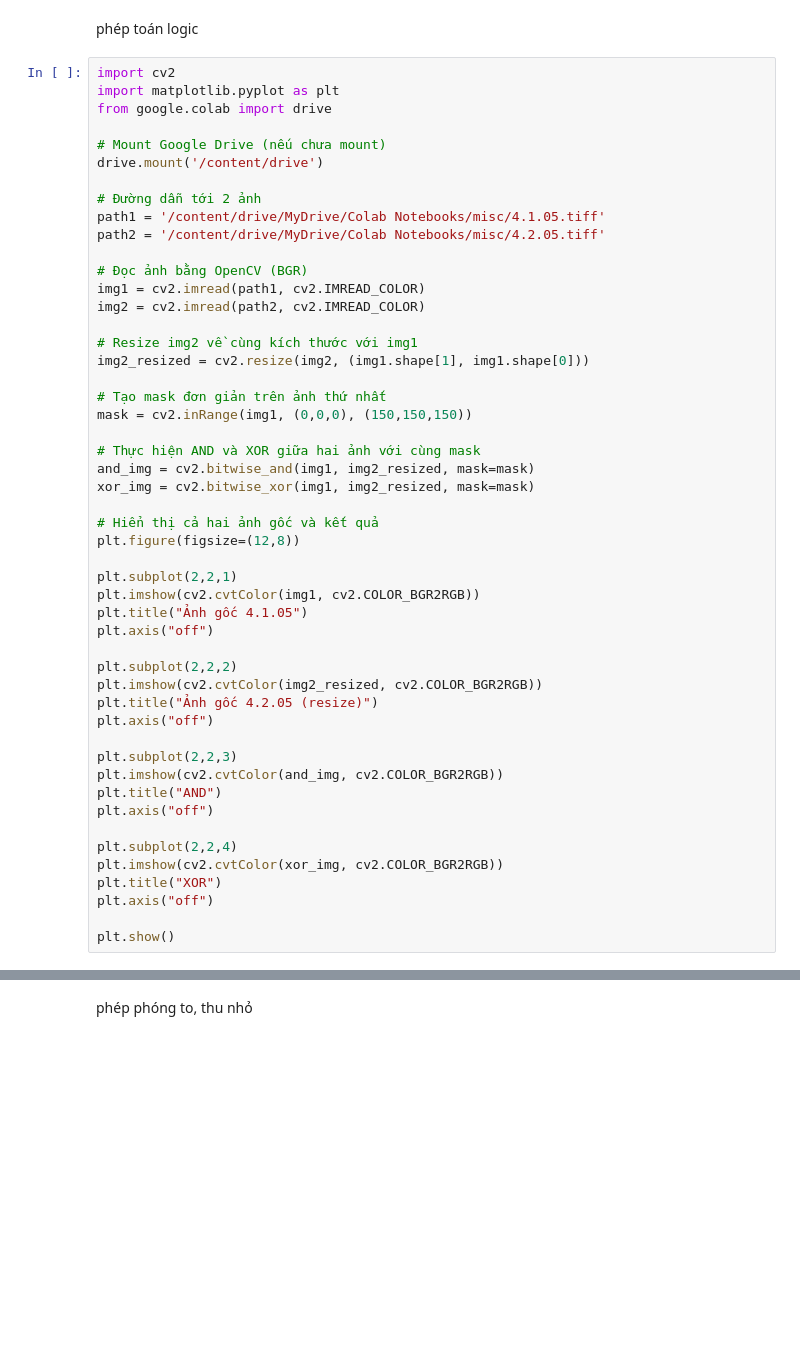
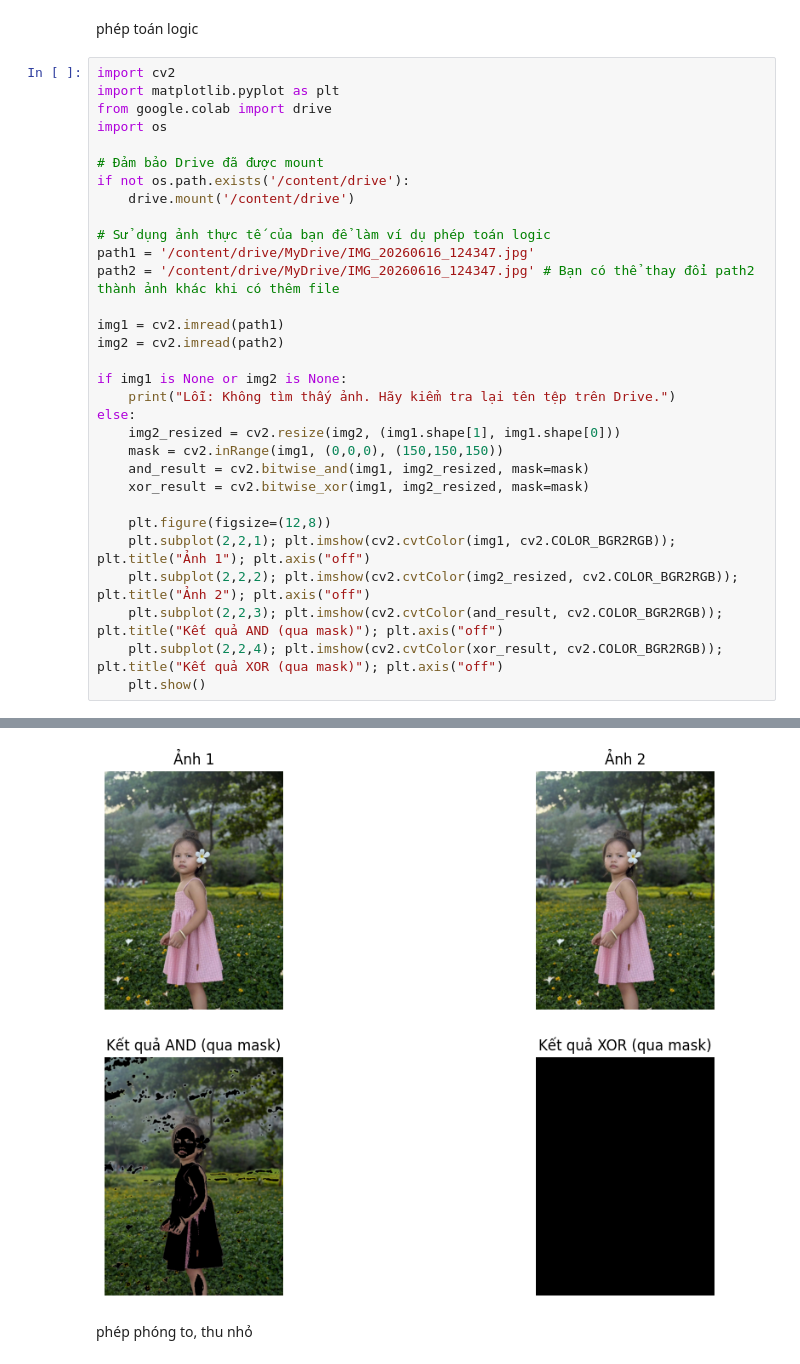
Before and after one commit to phuongmiendong-beep/xla.bvu.phamminhphuong, a Jupyter notebook: bt_xu_ly_anh.ipynb, the cells around one changed output, grey strips where cells are left out. Drawn from its saved outputs; the diff is of its cells as text; blank space fills up the shorter version.

```diff
--- a/bt_xu_ly_anh.ipynb
+++ b/bt_xu_ly_anh.ipynb
@@ -140,50 +131,31 @@ phép toán logic
 import cv2
 import matplotlib.pyplot as plt
 from google.colab import drive
+import os
 
-# Mount Google Drive (nếu chưa mount)
-drive.mount('/content/drive')
+# Đảm bảo Drive đã được mount
+if not os.path.exists('/content/drive'):
+    drive.mount('/content/drive')
 
-# Đường dẫn tới 2 ảnh
-path1 = '/content/drive/MyDrive/Colab Notebooks/misc/4.1.05.tiff'
-path2 = '/content/drive/MyDrive/Colab Notebooks/misc/4.2.05.tiff'
+# Sử dụng ảnh thực tế của bạn để làm ví dụ phép toán logic
+path1 = '/content/drive/MyDrive/IMG_20260616_124347.jpg'
+path2 = '/content/drive/MyDrive/IMG_20260616_124347.jpg' # Bạn có thể thay đổi path2 thành ảnh khác khi có thêm file
 
-# Đọc ảnh bằng OpenCV (BGR)
-img1 = cv2.imread(path1, cv2.IMREAD_COLOR)
-img2 = cv2.imread(path2, cv2.IMREAD_COLOR)
+img1 = cv2.imread(path1)
+img2 = cv2.imread(path2)
 
-# Resize img2 về cùng kích thước với img1
-img2_resized = cv2.resize(img2, (img1.shape[1], img1.shape[0]))
+if img1 is None or img2 is None:
+    print("Lỗi: Không tìm thấy ảnh. Hãy kiểm tra lại tên tệp trên Drive.")
+else:
+    img2_resized = cv2.resize(img2, (img1.shape[1], img1.shape[0]))
+    mask = cv2.inRange(img1, (0,0,0), (150,150,150))
+    and_result = cv2.bitwise_and(img1, img2_resized, mask=mask)
+    xor_result = cv2.bitwise_xor(img1, img2_resized, mask=mask)
 
-# Tạo mask đơn giản trên ảnh thứ nhất
-mask = cv2.inRange(img1, (0,0,0), (150,150,150))
-
-# Thực hiện AND và XOR giữa hai ảnh với cùng mask
-and_img = cv2.bitwise_and(img1, img2_resized, mask=mask)
-xor_img = cv2.bitwise_xor(img1, img2_resized, mask=mask)
-
-# Hiển thị cả hai ảnh gốc và kết quả
-plt.figure(figsize=(12,8))
-
-plt.subplot(2,2,1)
-plt.imshow(cv2.cvtColor(img1, cv2.COLOR_BGR2RGB))
-plt.title("Ảnh gốc 4.1.05")
-plt.axis("off")
-
-plt.subplot(2,2,2)
-plt.imshow(cv2.cvtColor(img2_resized, cv2.COLOR_BGR2RGB))
-plt.title("Ảnh gốc 4.2.05 (resize)")
-plt.axis("off")
-
-plt.subplot(2,2,3)
-plt.imshow(cv2.cvtColor(and_img, cv2.COLOR_BGR2RGB))
-plt.title("AND")
-plt.axis("off")
-
-plt.subplot(2,2,4)
-plt.imshow(cv2.cvtColor(xor_img, cv2.COLOR_BGR2RGB))
-plt.title("XOR")
-plt.axis("off")
-
-plt.show()
+    plt.figure(figsize=(12,8))
+    plt.subplot(2,2,1); plt.imshow(cv2.cvtColor(img1, cv2.COLOR_BGR2RGB)); plt.title("Ảnh 1"); plt.axis("off")
+    plt.subplot(2,2,2); plt.imshow(cv2.cvtColor(img2_resized, cv2.COLOR_BGR2RGB)); plt.title("Ảnh 2"); plt.axis("off")
+    plt.subplot(2,2,3); plt.imshow(cv2.cvtColor(and_result, cv2.COLOR_BGR2RGB)); plt.title("Kết quả AND (qua mask)"); plt.axis("off")
+    plt.subplot(2,2,4); plt.imshow(cv2.cvtColor(xor_result, cv2.COLOR_BGR2RGB)); plt.title("Kết quả XOR (qua mask)"); plt.axis("off")
+    plt.show()
 # %% [output]
@@ -192,3 +162,4 @@ AttributeError: 'NoneType' object has no attribute 'shape'
+[figure, added]
 # %% [markdown]
 phép phóng to, thu nhỏ
 # %%
```
Also changed, not shown: parts of 6 cells of this notebook.
